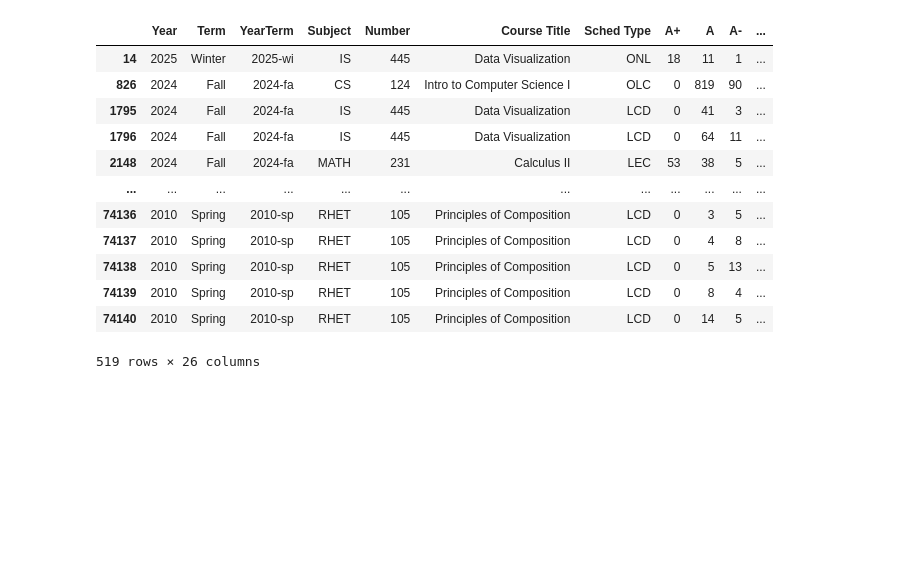
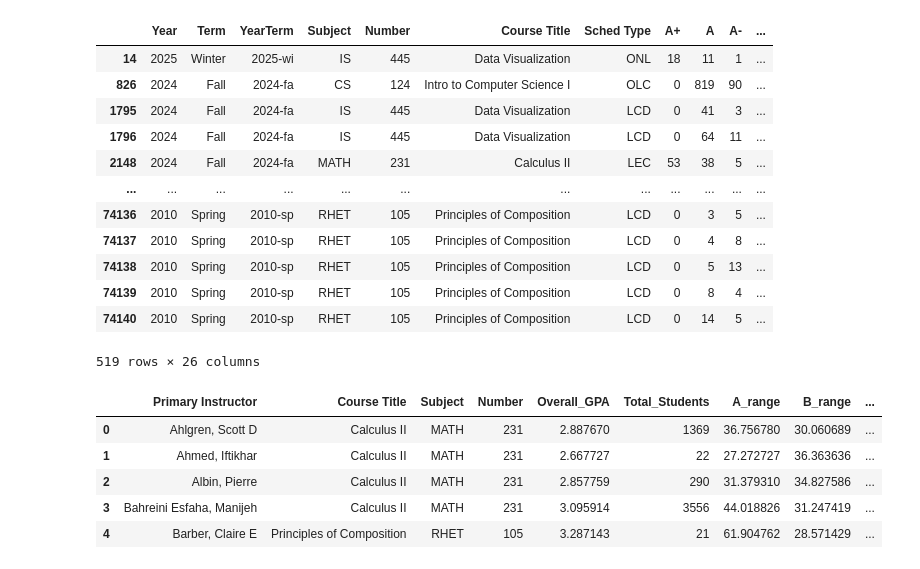
Before and after one commit to Saurav51/chalkboard-uirp-hackathon, a Jupyter notebook: data_consolidation.ipynb, the cells around one changed output. Drawn from its saved outputs; the diff is of its cells as text; code cells hidden in the pictures; blank space fills up the shorter version.

```diff
--- a/data_consolidation.ipynb
+++ b/data_consolidation.ipynb
@@ -99,3 +105,42 @@ gpa_filtered
 519 rows × 26 columns
 # %%
 gpa_filtered.to_csv("datasets/gpa_filtered.csv")
+# %%
+# Define grade buckets
+grade_buckets = {
+    'A_range': ['A+', 'A', 'A-'],
+    'B_range': ['B+', 'B', 'B-'],
+    'C_range': ['C+', 'C', 'C-'],
+    'D_range': ['D+', 'D', 'D-'],
+    'F_range': ['F']
+}
+
+# Step 1: Make a copy and compute total students per row if not already done
+gpa_filtered = gpa_filtered.copy()
+grade_cols = sum(grade_buckets.values(), [])  # flatten the list
+gpa_filtered['Total_Students'] = gpa_filtered[grade_cols].sum(axis=1)
+
+# Step 2: Create new percentage columns per row
+for bucket, grades in grade_buckets.items():
+    gpa_filtered[bucket] = gpa_filtered[grades].sum(axis=1) / gpa_filtered['Total_Students'] * 100
+
+
+gpa_filtered_prof = gpa_filtered.groupby(['Primary Instructor', 'Course Title', 'Subject', 'Number']).agg({
+    'Overall_GPA': 'mean',
+    'Total_Students': 'sum',
+    'A_range': 'mean',
+    'B_range': 'mean',
+    'C_range': 'mean',
+    'D_range': 'mean',
+    'F_range': 'mean',
+    'YearTerm': 'count'
+}).reset_index()
+# %%
+gpa_filtered_prof.head()
+# %% [output]
+|  | Primary Instructor | Course Title | Subject | Number | Overall_GPA | Total_Students | A_range | B_range | ... |
+| 0 | Ahlgren, Scott D | Calculus II | MATH | 231 | 2.887670 | 1369 | 36.756780 | 30.060689 | ... |
+| 1 | Ahmed, Iftikhar | Calculus II | MATH | 231 | 2.667727 | 22 | 27.272727 | 36.363636 | ... |
+| 2 | Albin, Pierre | Calculus II | MATH | 231 | 2.857759 | 290 | 31.379310 | 34.827586 | ... |
+| 3 | Bahreini Esfaha, Manijeh | Calculus II | MATH | 231 | 3.095914 | 3556 | 44.018826 | 31.247419 | ... |
+| 4 | Barber, Claire E | Principles of Composition | RHET | 105 | 3.287143 | 21 | 61.904762 | 28.571429 | ... |
```
Also changed, not shown: parts of 3 cells of this notebook, 1 other file.
